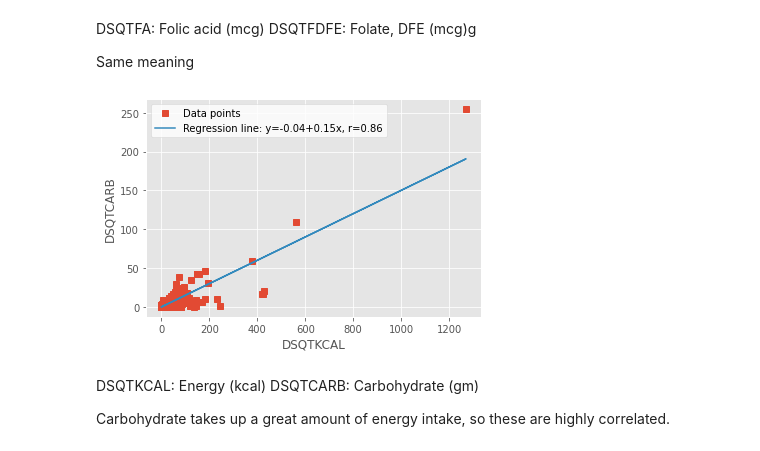
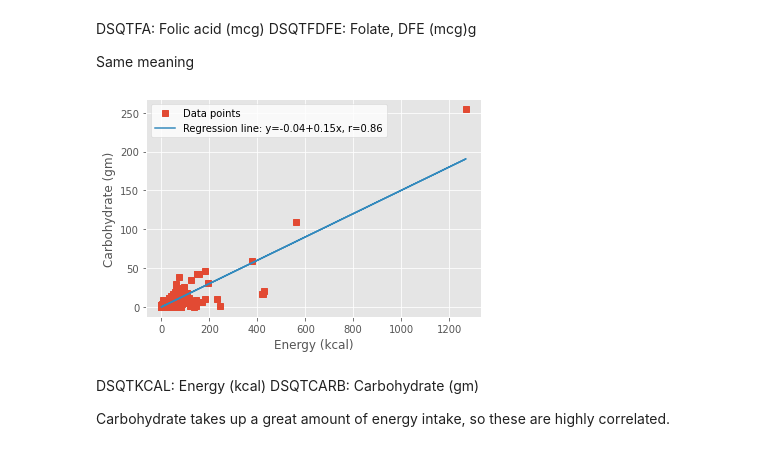
Before and after one commit to parthatom/dental_hygiene, a Jupyter notebook: correlation_dietary.ipynb, the cells around one changed output. Saved outputs shown, nothing was run; the diff lists cells and outputs as text; code cells hidden in the pictures.

```diff
--- a/correlation_dietary.ipynb
+++ b/correlation_dietary.ipynb
@@ -108,19 +180,19 @@ Same meaning
 # %%
 x = df_dietary["DSQTKCAL"]
 y = df_dietary["DSQTCARB"]
 
 slope, intercept, r, p, stderr = scipy.stats.linregress(x, y)
 
 line = f'Regression line: y={intercept:.2f}+{slope:.2f}x, r={r:.2f}'
 fig, ax = plt.subplots()
 ax.plot(x, y, linewidth=0, marker='s', label='Data points')
 ax.plot(x, intercept + slope * x, label=line)
-ax.set_xlabel('DSQTKCAL')
-ax.set_ylabel('DSQTCARB')
+ax.set_xlabel('Energy (kcal)')
+ax.set_ylabel('Carbohydrate (gm)')
 ax.legend(facecolor='white')
 plt.show()
 # %% [output]
-[figure, old version]
+[figure, new version]
 # %% [markdown]
 DSQTKCAL: Energy (kcal)
 DSQTCARB: Carbohydrate (gm)
```
Also changed, not shown: parts of 20 cells of this notebook.
